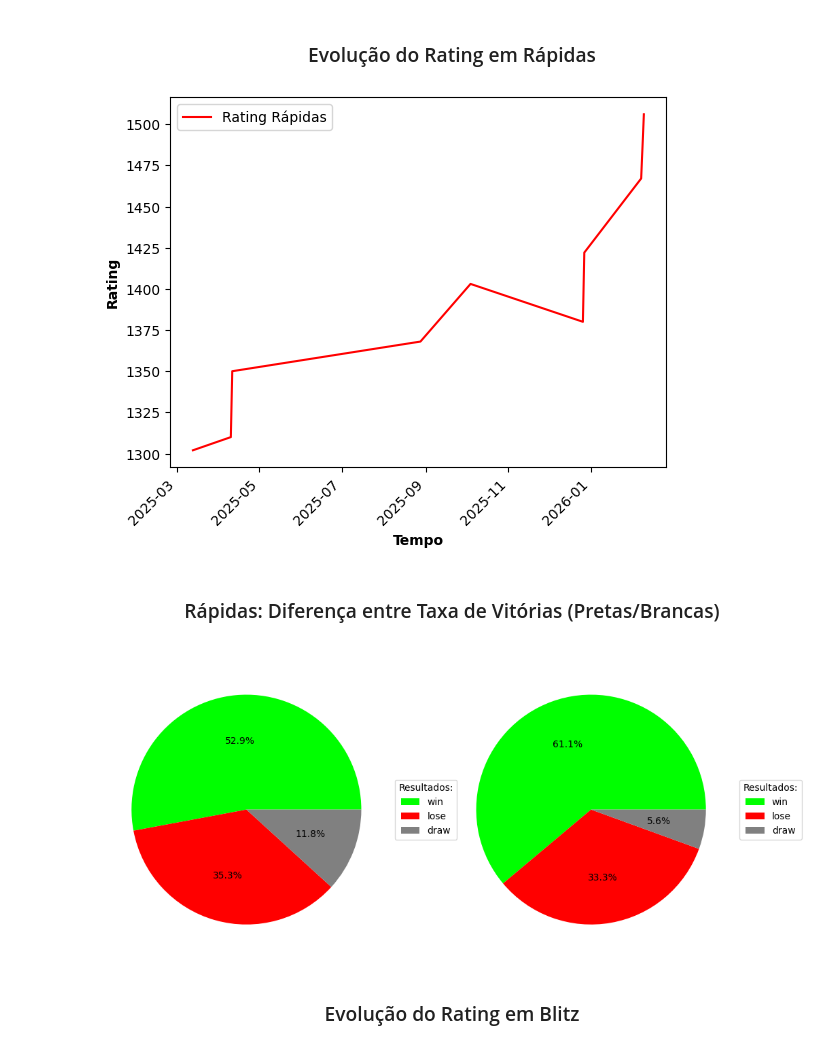
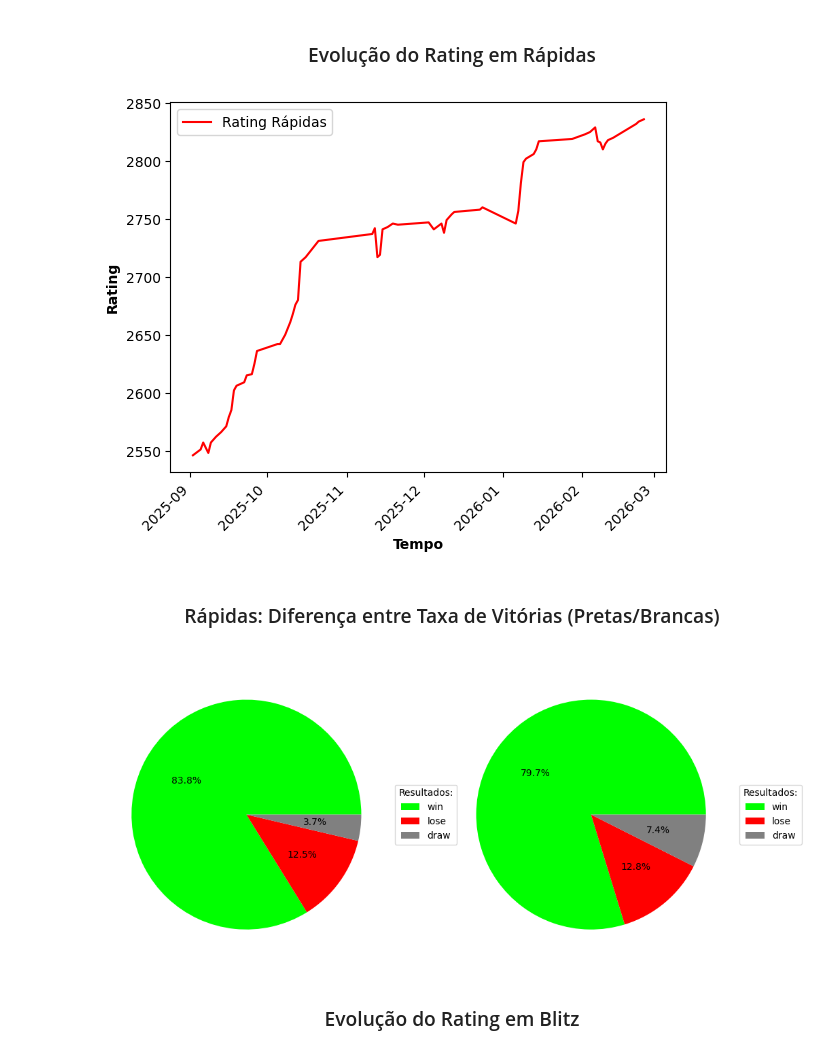
Before and after one commit to WryelTeodoroMorais/Chess_Analytics, a Jupyter notebook: Chess_Analytics.ipynb, the cells around one changed output. Drawn from its saved outputs; the diff is of its cells as text; code cells hidden in the pictures.

```diff
--- a/Chess_Analytics.ipynb
+++ b/Chess_Analytics.ipynb
@@ -10,7 +10,7 @@ import re
 # %% [markdown]
 ### <center> Requisição dos Dados
 # %%
-nome = "alguem465"  # Substitua pelo nome de usuário do Chess.com que deseja analisar
+nome = "LPSupi"  # Substitua pelo nome de usuário do Chess.com que deseja analisar
 url = f"https://api.chess.com/pub/player/{nome}/games/archives"
 
 headers = {
@@ -95,6 +95,10 @@ df = pd.DataFrame(jogos_processados)
 vitorias = (df["resultado"] == "win").sum()
 derrotas = (df["resultado"] == "lose").sum()
 empates = (df["resultado"] == "draw").sum()
+
+dados_rapidas = df[(df["modo"] == "rapid") & (df["ranqueado"])]
+dados_blitz = df[(df["modo"] == "blitz") & (df["ranqueado"])]
+dados_bullet = df[(df["modo"] == "bullet") & (df["ranqueado"])]
 
 if df.empty:
     print("Nenhum jogo encontrado.")
@@ -105,8 +109,12 @@ else:
     print("Total de vitórias:", vitorias)
     print("Total de derrotas:", derrotas)
     print("Total de empates:", empates)
-    print("Rating atual:", df["rating"].iloc[-1])
-    print("Maior rating alcançado:", df["rating"].max())
+    print("Rating atual de rápidas:", dados_rapidas["rating"].iloc[-1])
+    print("Rating atual de blitz:", dados_blitz["rating"].iloc[-1])
+    print("Rating atual de bullet:", dados_bullet["rating"].iloc[-1])
+    print("Maior rating alcançado em rápidas:", dados_rapidas["rating"].max())
+    print("Maior rating alcançado em blitz:", dados_blitz["rating"].max())
+    print("Maior rating alcançado em bullet:", dados_bullet["rating"].max())
     print(f"Rating médio dos adversários: {int(df['rating_adversario'].mean())}")
     print("Abertura mais jogada:", df["abertura"].mode()[0])
 # %% [output]
@@ -173,7 +185,7 @@ plt.show()
 # %% [markdown]
 ### <center> Evolução do Rating em Rápidas
 # %%
-df_rapidas = df[(df["modo"] == "rapid") & df["ranqueado"]].sort_values(by = "data")
+df_rapidas = dados_rapidas.sort_values(by = "data")
 
 if df_rapidas.empty:
     print("Nenhum jogo de rápidas encontrado.")
@@ -191,31 +203,31 @@ else:
 
     plt.show()
 # %% [output]
-[figure, old version]
+[figure, new version]
 # %% [markdown]
 ### <center> Rápidas: Diferença entre Taxa de Vitórias (Pretas/Brancas)
 # %%
 dados_brancas = df_rapidas[df_rapidas["cor"] == "white"]["resultado"].value_counts().reindex(modos, fill_value = 0)
 dados_pretas = df_rapidas[df_rapidas["cor"] == "black"]["resultado"].value_counts().reindex(modos, fill_value = 0)
 
 if dados_brancas.sum() == 0 or dados_pretas.sum() == 0:
     print("Não há dados suficientes para criar os gráficos de pizza para Brancas ou Pretas")
 else:
     fig, (piz1, piz2) = plt.subplots(1, 2, figsize = (12,6), facecolor = "none")
 
     # Gráfico para Brancas
-    piz1.pie(dados_brancas, labels = None, autopct = "%1.1f%%", colors = cores)
+    piz1.pie(dados_brancas, labels = None, autopct = lambda p: f'{p:.1f}%' if p > 0 else '', colors = cores)
     piz1.set_title("Taxa de Vitória - Brancas", color = "white")
     piz1.legend(modos, title = "Resultados:", loc = "center left", bbox_to_anchor = (1, 0.5))
 
     # Gráfico para Pretas
-    piz2.pie(dados_pretas, labels = None, autopct = "%1.1f%%", colors = cores)
+    piz2.pie(dados_pretas, labels = None, autopct = lambda p: f'{p:.1f}%' if p > 0 else '', colors = cores)
     piz2.set_title("Taxa de Vitória - Pretas", color = "white")
     piz2.legend(modos, title = "Resultados:", loc = "center left", bbox_to_anchor = (1, 0.5))
 
     plt.show()
 # %% [output]
-[figure, old version]
+[figure, new version]
 # %% [markdown]
 ### <center> Evolução do Rating em Blitz
 # %%
```
Also changed, not shown: parts of 8 cells of this notebook, 2 other files.
